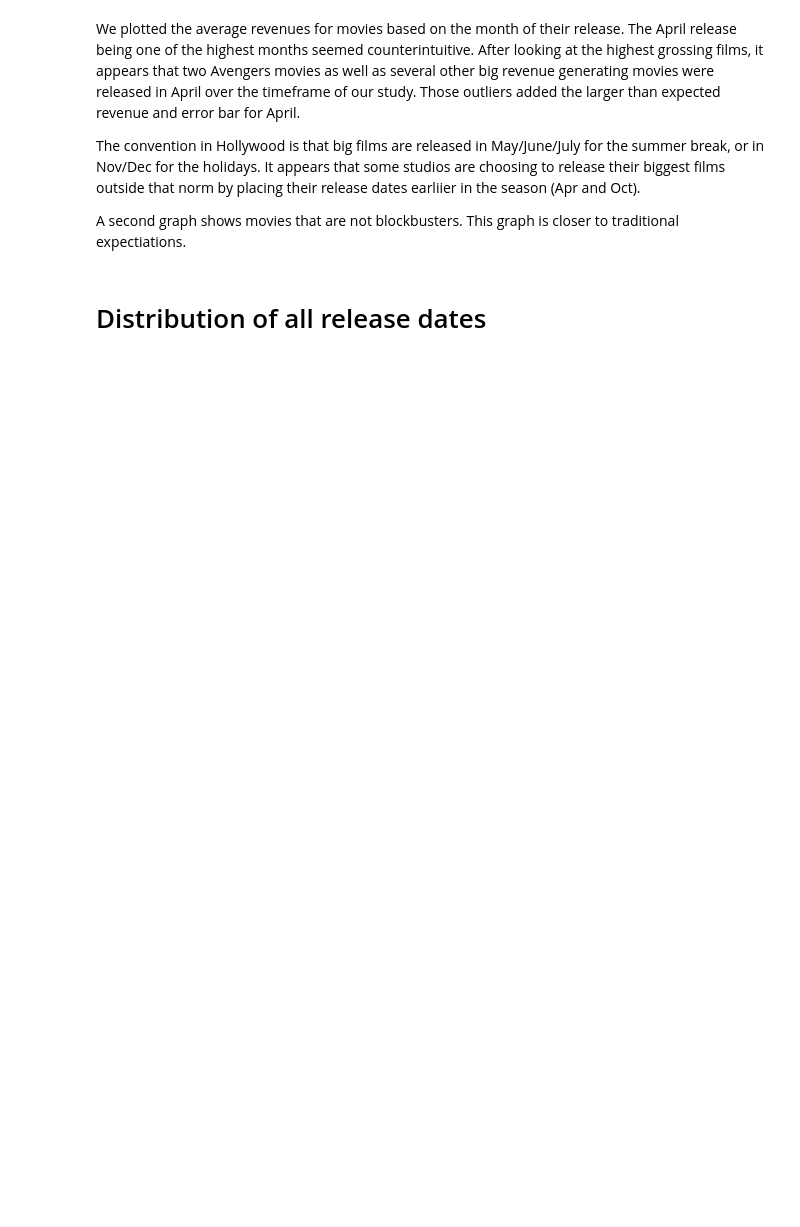
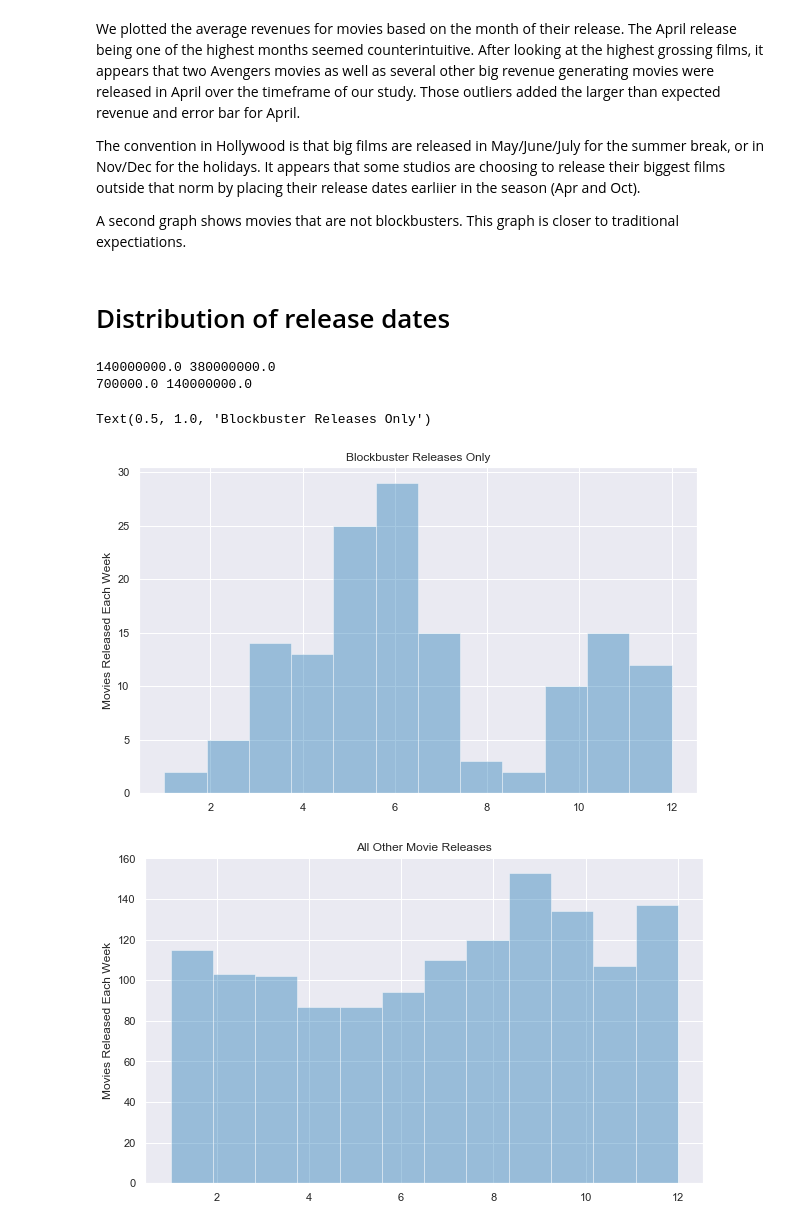
Before and after one commit to sciencelee/dsc-mod-1-project-v2-1-online-ds-sp-000, a Jupyter notebook: student.ipynb, the cells around one changed output. Cells and saved outputs as stored; diff of their text form; code cells hidden in the pictures; blank space fills up the shorter version.

```diff
--- a/student.ipynb
+++ b/student.ipynb
@@ -818,4 +853,18 @@ The convention in Hollywood is that big films are released in May/June/July for
 
 A second graph shows movies that are not blockbusters.  This graph is closer to traditional expectiations.
 # %% [markdown]
-# Distribution of all release dates
+# Distribution of release dates
+# %%
+df_month2, fig2, ax2 = release_date_graph(df10, lower_quantile=0.9, upper_quantile=1, yaxis='budget', graph_type='dist')  # can send in df5 or df10 for last 5 or 10 years of data
+df_month1, fig1, ax1 = release_date_graph(df10, lower_quantile=0, upper_quantile=0.9, yaxis='budget', graph_type='dist')  # can send in df5 or df10 for last 5 or 10 years of data
+
+
+
+ax1.set_title("All Other Movie Releases")
+ax2.set_title("Blockbuster Releases Only")
+# %% [output]
+140000000.0 380000000.0
+700000.0 140000000.0
+Text(0.5, 1.0, 'Blockbuster Releases Only')
+[figure, added]
+[figure, added]
```
Also changed, not shown: parts of 16 cells of this notebook.
